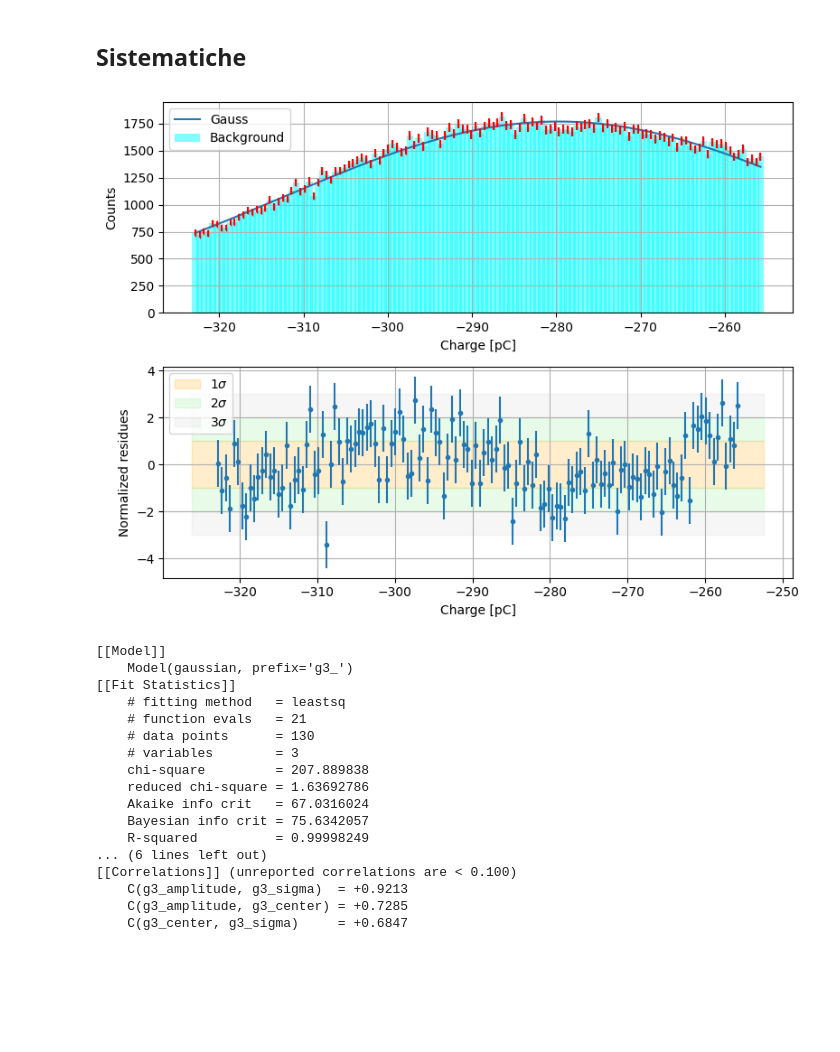
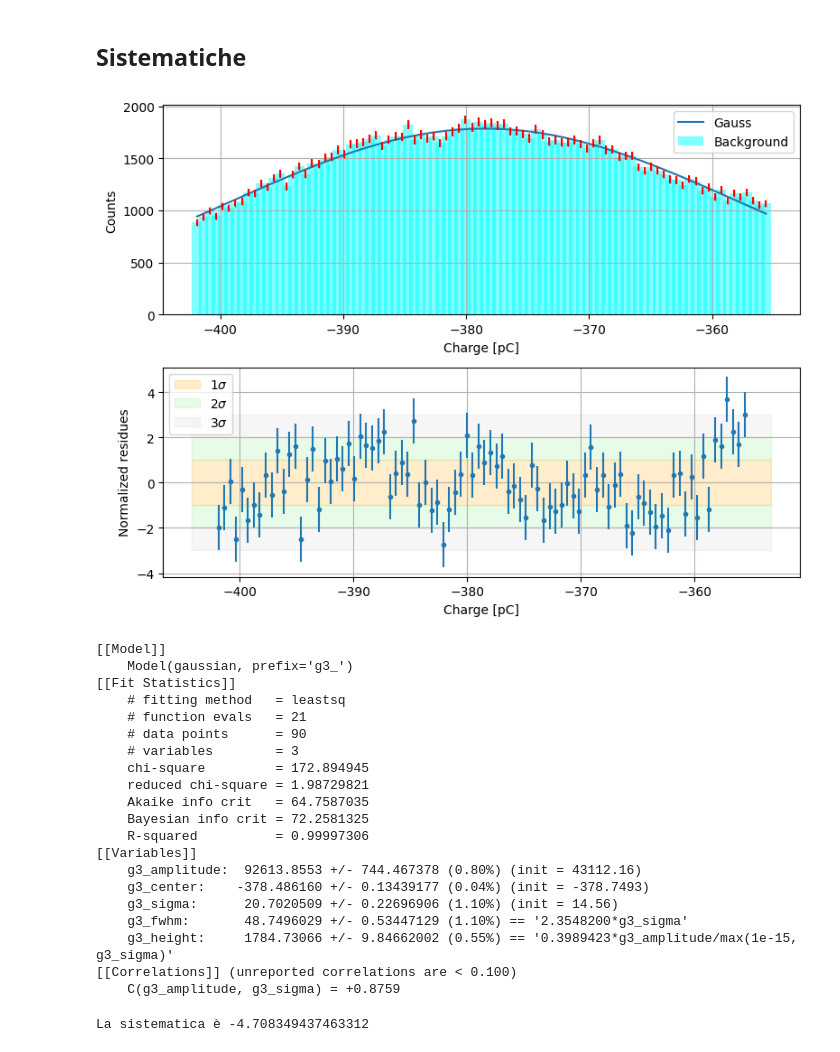
Before and after one commit to 0-DvD-0/Sfera, a Jupyter notebook: Jupyter/Fit_all_prova_ripulito.ipynb, the cells around one changed output. Drawn from its saved outputs; the diff is of its cells as text; code cells hidden in the pictures; blank space fills up the shorter version.

```diff
--- a/Jupyter/Fit_all_prova_ripulito.ipynb
+++ b/Jupyter/Fit_all_prova_ripulito.ipynb
@@ -31,7 +31,7 @@ PATH_MARTI="../Dati/Run_chall_ChargeHistos_4_12_2024_10M.dat"
 PATH_SAM="../Dati/12_APR/Run_chall_ChargeHistos_4_12_2024_10M.dat"
 edge_N, bin_N = load_histo(PATH_SAM)
 
-channel = 9
+channel = 10
 
 if(channel == 12 or channel == 13 or channel == 1):
     exit()
@@ -65,7 +65,7 @@ lim_list = [[-600, -165],  #ch0
             [-500, -180],  #ch7
             [-600, -170],  #ch8
             [-500, -160],  #ch9
-            [-600, -120],  #ch10
+            [-600, -130],  #ch10
             [-600, -165],  #ch11
             [-1, -1],      #ch12
             [-1, -1],      #ch13
@@ -374,7 +374,7 @@ print(result.fit_report())
 sist_lim_list = [[510, 605],  #ch0
                 [-1, -1],  #ch1
                 [460, 565],  #ch2
-                [480, 595],  #ch3
+                [490, 585],  #ch3
                 [350, 430],  #ch4
                 [550, 630],  #ch5
                 [550, 660],  #ch6
@@ -416,48 +416,55 @@ comps = result2.eval_components()                        #Plotto il best fit + l
 ax1.plot(sist_cntr, comps['g3_'], label='Gauss')
 
 ax1.legend()
 ax1.errorbar(sist_cntr, sist_bin, sist_err, color = "red", fmt='|')
 ax1.grid()
 
 residueGauss = sist_bin - result2.best_fit
 norm_res_gauss = residueGauss / sist_err
 
 ax2.errorbar(sist_cntr, norm_res_gauss, 1, ls = "", marker = ".")
 ax2.grid()
 
 ax2.set_xlabel('Charge [pC]')
 ax2.set_ylabel('Normalized residues')
 
 xlim = ax2.get_xlim()
 
 ax2.fill_between(xlim, [-1, -1], [1, 1], color = "orange", alpha = 0.2, label = r'$1\sigma$')
 ax2.fill_between(xlim, [-2, -2], [-1, -1], color = "lightgreen", alpha = 0.2, label = r'$2\sigma$')
 ax2.fill_between(xlim, [1, 1], [2, 2], color = "lightgreen", alpha = 0.2)
 ax2.fill_between(xlim, [2, 2], [3, 3], color = "lightgray", alpha = 0.2, label = r'$3\sigma$')
 ax2.fill_between(xlim, [-3, -3], [-2, -2], color = "lightgray", alpha = 0.2)
 
 ax2.legend()
 fig.tight_layout()
 plt.show()
 
 
 print(result2.fit_report())
 # %% [output]
-[figure, old version]
+[figure, new version]
 [[Model]]
     Model(gaussian, prefix='g3_')
 [[Fit Statistics]]
     # fitting method   = leastsq
     # function evals   = 21
-    # data points      = 130
+    # data points      = 90
     # variables        = 3
-    chi-square         = 207.889838
-    reduced chi-square = 1.63692786
-    Akaike info crit   = 67.0316024
-    Bayesian info crit = 75.6342057
-    R-squared          = 0.99998249
-... (6 lines left out)
+    chi-square         = 172.894945
+    reduced chi-square = 1.98729821
+    Akaike info crit   = 64.7587035
+    Bayesian info crit = 72.2581325
+    R-squared          = 0.99997306
+[[Variables]]
+    g3_amplitude:  92613.8553 +/- 744.467378 (0.80%) (init = 43112.16)
+    g3_center:    -378.486160 +/- 0.13439177 (0.04%) (init = -378.7493)
+    g3_sigma:      20.7020509 +/- 0.22696906 (1.10%) (init = 14.56)
+    g3_fwhm:       48.7496029 +/- 0.53447129 (1.10%) == '2.3548200*g3_sigma'
+    g3_height:     1784.73066 +/- 9.84662002 (0.55%) == '0.3989423*g3_amplitude/max(1e-15, g3_sigma)'
 [[Correlations]] (unreported correlations are < 0.100)
-    C(g3_amplitude, g3_sigma)  = +0.9213
-    C(g3_amplitude, g3_center) = +0.7285
-    C(g3_center, g3_sigma)     = +0.6847
+    C(g3_amplitude, g3_sigma) = +0.8759
+# %%
+print(f'La sistematica è {result.params["g1_center"].value - result2.params["g3_center"].value}')
+# %% [output]
+La sistematica è -4.708349437463312
```
Also changed, not shown: parts of 5 cells of this notebook.
